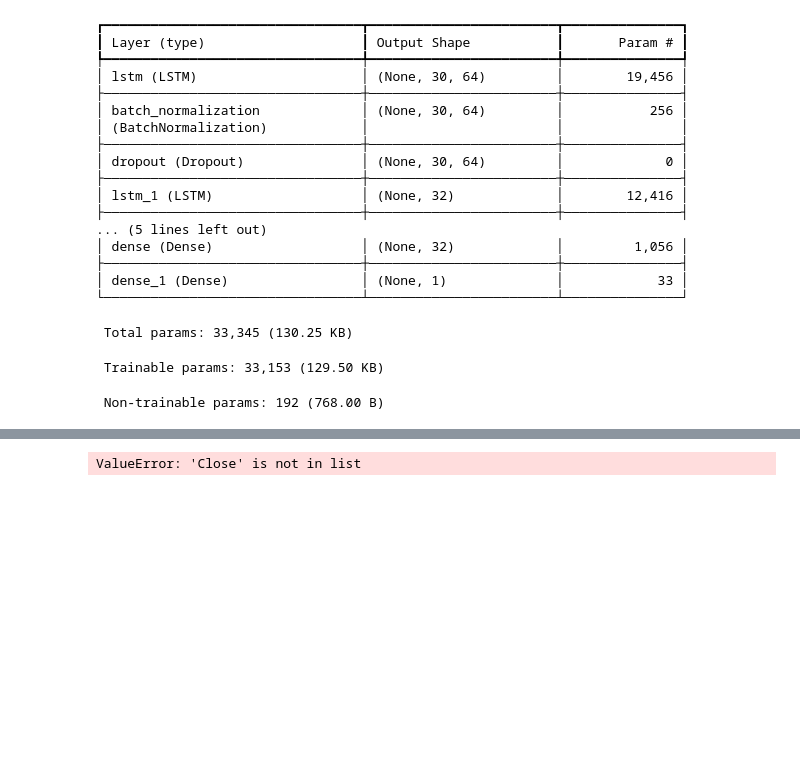
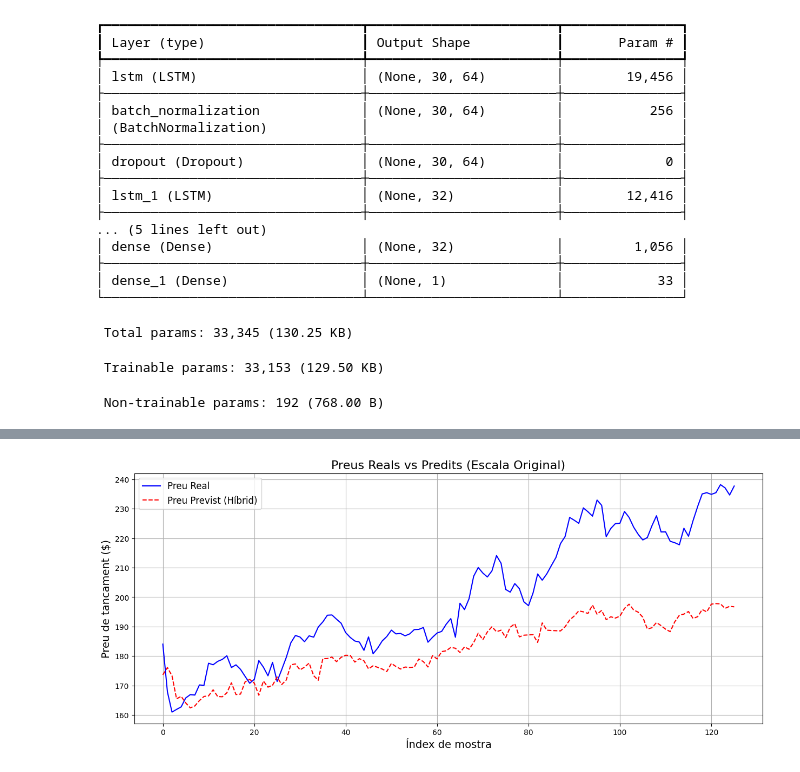
Before and after one commit to mmonsocadena/TFG_PredictStock, a Jupyter notebook: model hybrid.ipynb, the cells around one changed output, grey strips where cells are left out. Cells and saved outputs as stored; diff of their text form; code cells hidden in the pictures; blank space fills up the shorter version.

```diff
--- a/model hybrid.ipynb
+++ b/model hybrid.ipynb
@@ -297,31 +430,50 @@ plot_predictions(y_test, y_pred_lstm_test, y_pred_hybrid)
 # %%
-def inverse_transform_predictions(preds, scaler):
-    # Reshape per fer la transformació inversa
-    preds_2d = preds.reshape(-1, 1)
-    dummy = np.zeros((len(preds_2d), len(scaler.feature_names_in_)))
+import numpy as np
+import matplotlib.pyplot as plt
 
-    # Posar les prediccions a la columna 'Close'
-    close_idx = list(scaler.feature_names_in_).index('Close')
-    dummy[:, close_idx] = preds_2d.flatten()
+# Nova funció simplificada per invertir l’escala de prediccions de ‘Close’ amb scaler_y
+def inverse_transform_close(preds_scaled, scaler_y):
+    """
+    Preds_scaled: array 1D o 2D amb les prediccions de ‘Close’ en escala [0, 1].
+    scaler_y: instància de MinMaxScaler que va ser ajustada només sobre y_train.
+    Retorna un array 1D amb els valors en l’escala original de preus.
+    """
+    preds_2d = preds_scaled.reshape(-1, 1)  # Assegura forma (n, 1)
+    return scaler_y.inverse_transform(preds_2d).flatten()
 
-    # Fer la transformació inversa
-    original_scale = scaler.inverse_transform(dummy)[:, close_idx]
 
-    return original_scale
+# -------------------------------------------------------
+# EXEMPLE D’ÚS amb el vostre pipeline actual:
+# -------------------------------------------------------
 
-# Obtenir preus reals i preus predits en escala original
-actual_prices = inverse_transform_predictions(y_test, feature_scaler)
-hybrid_prices = inverse_transform_predictions(y_pred_hybrid, feature_scaler)
+# Suposem:
+#   y_test_scaled       -> array (ns_test, 1) amb y_test ja escalat (input de la xarxa)
+#   y_pred_lstm_test_scaled -> array (ns_test, ) o (ns_test, 1) de prediccions LSTM en escala
+#   residuals_pred_test     -> array (ns_test, ) de residus predits per XGBoost (ja en unitats reals)
+#   scaler_y             -> MinMaxScaler ajustat sobre y_train (column “Close”)
 
-# Representar gràficament
+# 1) Invertir l’escala de la predicció LSTM:
+y_pred_lstm_test_orig = inverse_transform_close(y_pred_lstm_test_scaled, scaler_y)
+
+# 2) Com que els residus predits ja estan en valors reals (no escalats),
+#    la predicció híbrida en escala real és:
+y_pred_hybrid_orig = y_pred_lstm_test_orig + residuals_pred_test
+
+# 3) Invertir l’escala de y_test_scaled per obtenir els preus reals de test:
+y_test_orig = inverse_transform_close(y_test_scaled, scaler_y)
+
+
+# -------------------------------------------------------
+# Gràfic de comparació entre valors reals i predits (escala original)
+# -------------------------------------------------------
 plt.figure(figsize=(15, 6))
-plt.plot(actual_prices, label='Preu Real', color='blue')
-plt.plot(hybrid_prices, label='Preu Previst (Híbrid)', color='red', linestyle='--')
+plt.plot(y_test_orig, label='Preu Real', color='blue')
+plt.plot(y_pred_hybrid_orig, label='Preu Previst (Híbrid)', color='red', linestyle='--')
 plt.title('Preus Reals vs Predits (Escala Original)', fontsize=16)
-plt.xlabel('Instants de Temps', fontsize=14)
-plt.ylabel('Preu ($)', fontsize=14)
+plt.xlabel('Índex de mostra', fontsize=14)
+plt.ylabel('Preu de tancament ($)', fontsize=14)
 plt.legend(fontsize=12)
 plt.grid(True)
 plt.show()
 # %% [output]
-ValueError: 'Close' is not in list
+[figure, added]
```
Also changed, not shown: parts of 15 cells of this notebook, 3 other files.
